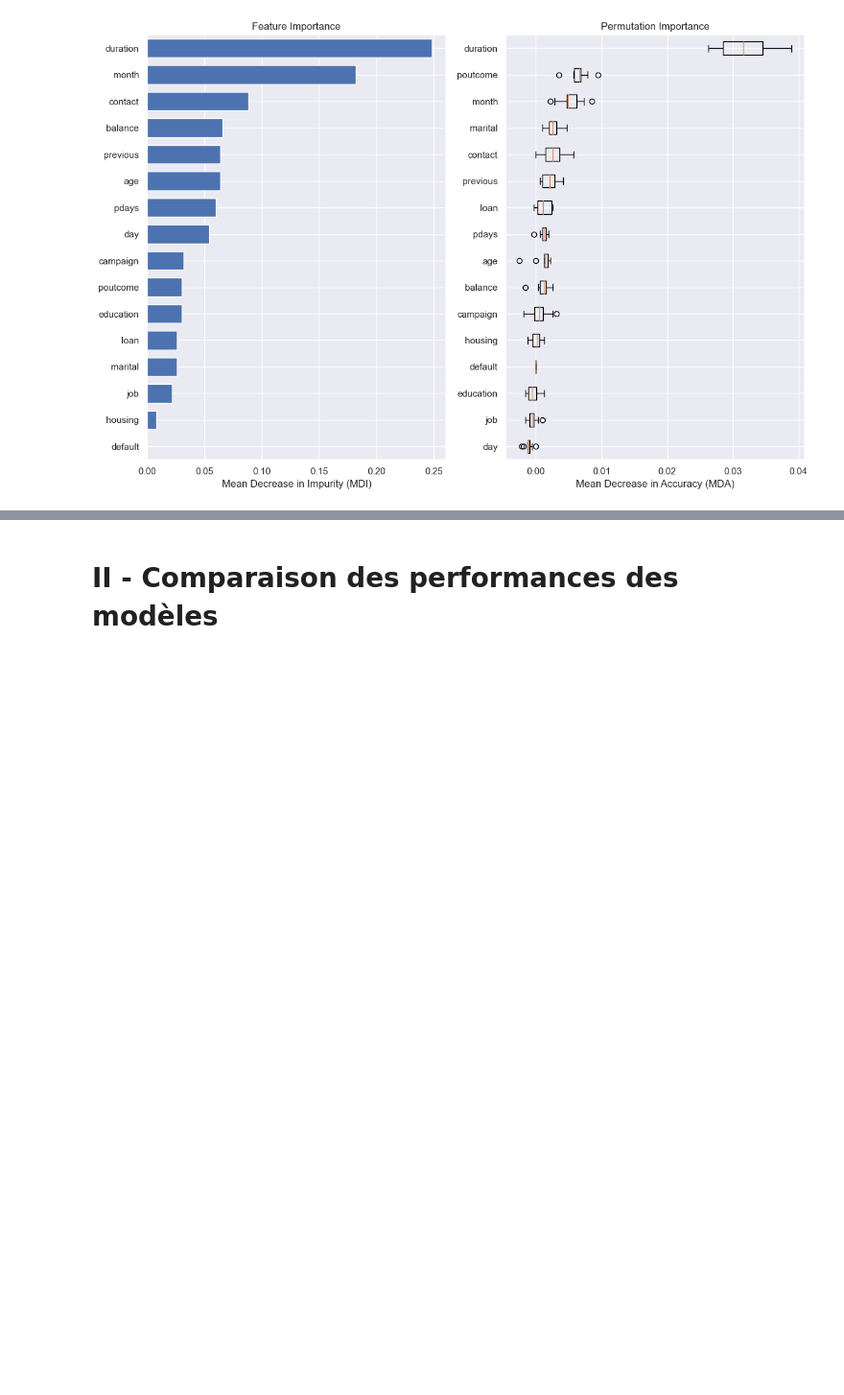
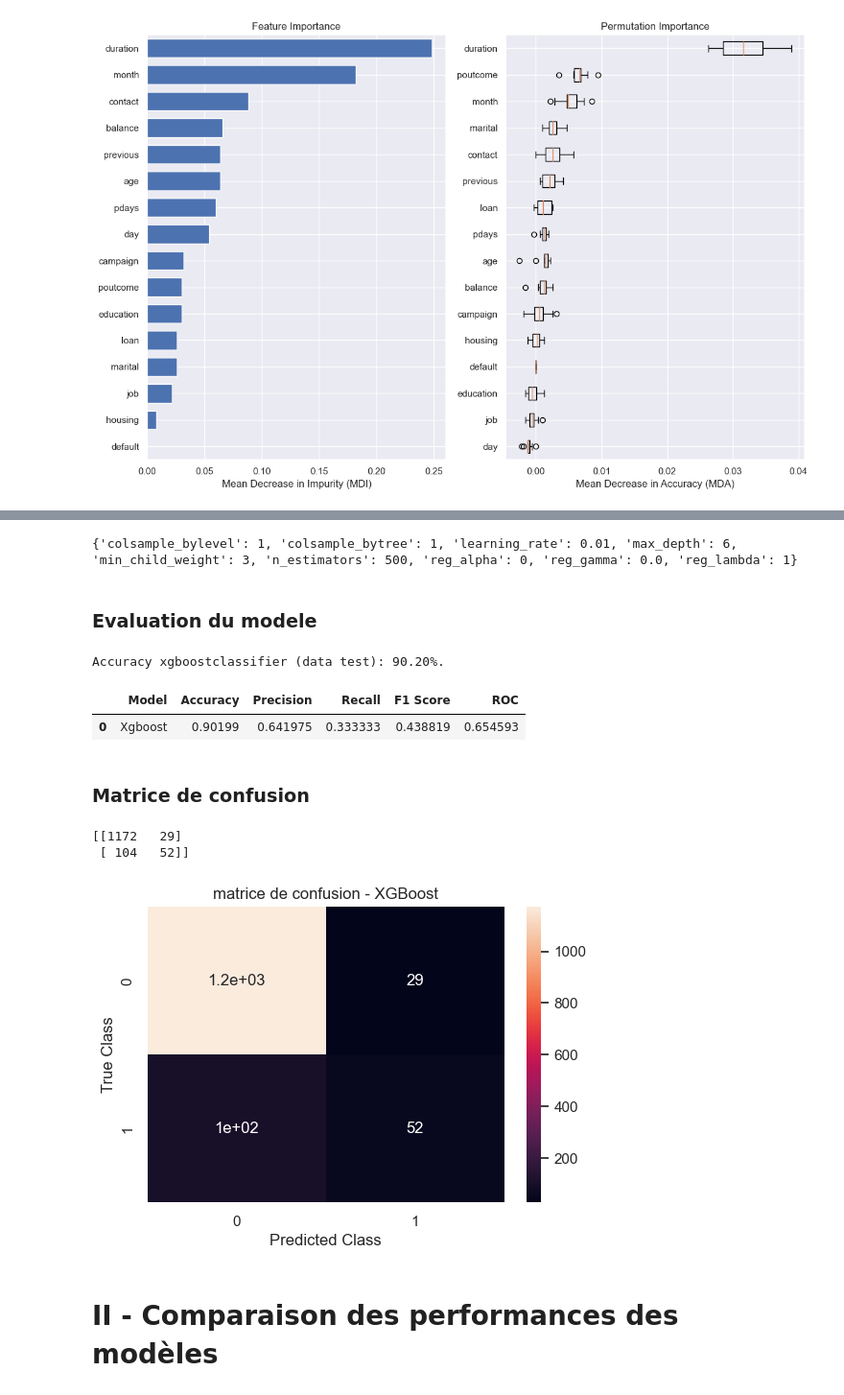
Before and after one commit to Abou29/RandomForest_DecisionTree_AdaBoost_XGBoost_Prediction-souscription, a Jupyter notebook: bank_souscription.ipynb, the cells around one changed output, grey strips where cells are left out. Shown at 96% size. Drawn from its saved outputs; the diff is of its cells as text; code cells hidden in the pictures; blank space fills up the shorter version.

```diff
--- a/bank_souscription.ipynb
+++ b/bank_souscription.ipynb
@@ -957,0 +1039,5 @@ plt.show()
+# %%
+# We can view the best parameters from fitting the grid search:
+print(CV_xgb.best_params_)
+# %% [output]
+{'colsample_bylevel': 1, 'colsample_bytree': 1, 'learning_rate': 0.01, 'max_depth': 6, 'min_child_weight': 3, 'n_estimators': 500, 'reg_alpha': 0, 'reg_gamma': 0.0, 'reg_lambda': 1}
@@ -958,3 +1047,59 @@ plt.show()
+# %% [markdown]
+###  Evaluation du modele
+# %%
+# Now let's run the model with this parameters
+model_xgb = XGBClassifier( # XGBRegressor works also
+    n_estimators=500,
+    random_state=123,
+    objective='binary:logistic', #binary:logistic –logistic regression for binary classification
+    max_depth=6,
+    colsample_bylevel=1,
+    colsample_bytree=1,
+    min_child_weight=3,
+    learning_rate=0.01,
+    reg_lambda=1,
+    min_split_loss=0.2, # mean gamma
+    reg_alpha=0)
+
+# Entrainement du modèle d'arbre avec les meilleurs paramètres
+model_xgb.fit(X_train, y_train)
+# Prédiction avec les données test
+y_pred_xgb = model_xgb.predict(X_test)
+
+# Calcul du score du modèle
+print("Accuracy xgboostclassifier (data test): {:0.2f}%.".format(accuracy_score(y_test, y_pred_xgb) * 100))
+# %% [output]
+Accuracy xgboostclassifier (data test): 90.20%.
+# %%
+roc_xgb = roc_auc_score(y_test, y_pred_xgb)
+acc_xgb = accuracy_score(y_test, y_pred_xgb)
+prec_xgb = precision_score(y_test, y_pred_xgb)
+rec_xgb = recall_score(y_test, y_pred_xgb)
+f1_xgb = f1_score(y_test, y_pred_xgb)
+
+model_results_xgb = pd.DataFrame([['Xgboost', acc_xgb, prec_xgb, rec_xgb, f1_xgb, roc_xgb]],
+                              columns = ['Model', 'Accuracy', 'Precision', 'Recall', 'F1 Score', 'ROC'])
+model_results_xgb
+# %% [output]
+|  | Model | Accuracy | Precision | Recall | F1 Score | ROC |
+| 0 | Xgboost | 0.90199 | 0.641975 | 0.333333 | 0.438819 | 0.654593 |
+# %% [markdown]
+### Matrice de confusion
+# %%
+matrix_xgb = confusion_matrix(y_test, y_pred_xgb)
+print(matrix_xgb)
+
+plt.figure(figsize=(6, 4))
+sns.heatmap(matrix_xgb, annot=True)
+plt.title('matrice de confusion - XGBoost')
+plt.xlabel('Predicted Class')
+plt.ylabel('True Class')
+plt.show()
+#sns.heatmap(matrix/np.sum(matrix), annot=True, fmt='.2%', cmap='Blues')
+# %% [output]
+[[1172   29]
+ [ 104   52]]
+[figure, added]
 # %% [markdown]
 # II -  Comparaison des performances des modèles
 # %%
```
Also changed, not shown: parts of 14 cells of this notebook.
